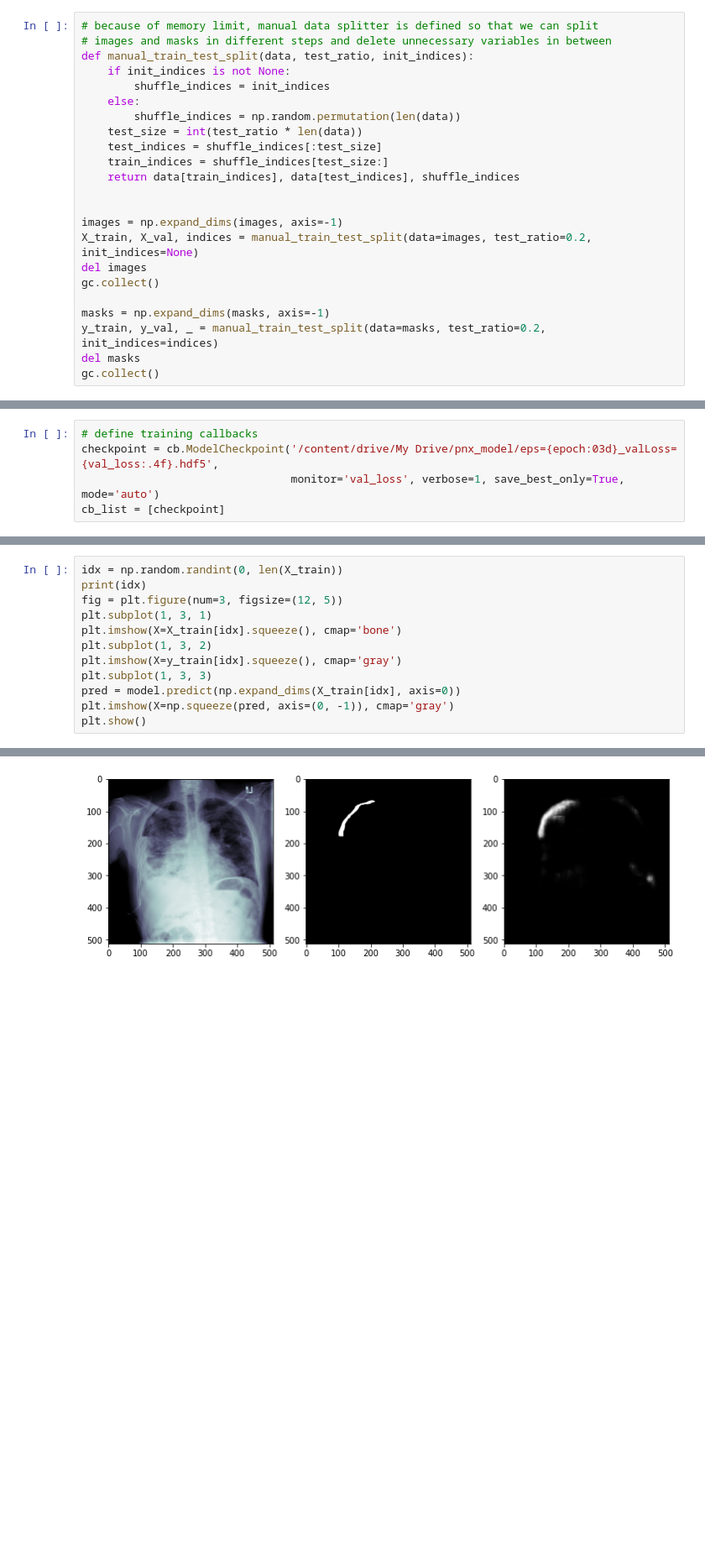
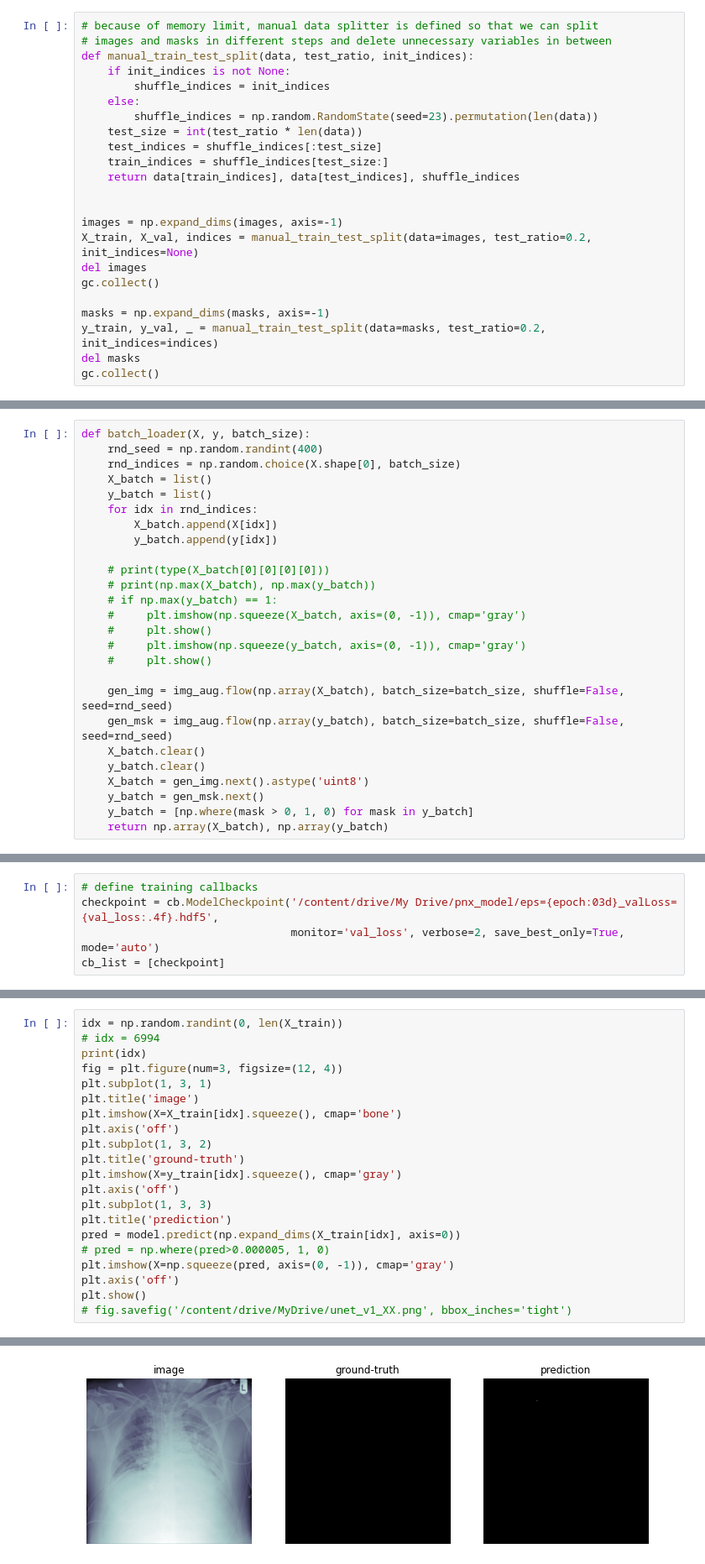
Before and after one commit to armiro/Pneumothorax-Segmentation, a Jupyter notebook: pnx_segmentation.ipynb, the cells around one changed output, grey strips where cells are left out. Shown at 84% size. Cells and saved outputs as stored; diff of their text form; blank space fills up the shorter version.

```diff
--- a/pnx_segmentation.ipynb
+++ b/pnx_segmentation.ipynb
@@ -41,7 +41,7 @@ def manual_train_test_split(data, test_ratio, init_indices):
     if init_indices is not None:
         shuffle_indices = init_indices
     else:
-        shuffle_indices = np.random.permutation(len(data))
+        shuffle_indices = np.random.RandomState(seed=23).permutation(len(data))
     test_size = int(test_ratio * len(data))
     test_indices = shuffle_indices[:test_size]
     train_indices = shuffle_indices[test_size:]
@@ -140,0 +186,26 @@ model.summary()
+# %%
+def batch_loader(X, y, batch_size):
+    rnd_seed = np.random.randint(400)
+    rnd_indices = np.random.choice(X.shape[0], batch_size)
+    X_batch = list()
+    y_batch = list()
+    for idx in rnd_indices:
+        X_batch.append(X[idx])
+        y_batch.append(y[idx])
+
+    # print(type(X_batch[0][0][0][0]))
+    # print(np.max(X_batch), np.max(y_batch))
+    # if np.max(y_batch) == 1:
+    #     plt.imshow(np.squeeze(X_batch, axis=(0, -1)), cmap='gray')
+    #     plt.show()
+    #     plt.imshow(np.squeeze(y_batch, axis=(0, -1)), cmap='gray')
+    #     plt.show()
+
+    gen_img = img_aug.flow(np.array(X_batch), batch_size=batch_size, shuffle=False, seed=rnd_seed)
+    gen_msk = img_aug.flow(np.array(y_batch), batch_size=batch_size, shuffle=False, seed=rnd_seed)
+    X_batch.clear()
+    y_batch.clear()
+    X_batch = gen_img.next().astype('uint8')
+    y_batch = gen_msk.next()
+    y_batch = [np.where(mask > 0, 1, 0) for mask in y_batch]
+    return np.array(X_batch), np.array(y_batch)
@@ -141,5 +242,5 @@ model.summary()
 # %%
 # define training callbacks
 checkpoint = cb.ModelCheckpoint('/content/drive/My Drive/pnx_model/eps={epoch:03d}_valLoss={val_loss:.4f}.hdf5',
-                                monitor='val_loss', verbose=1, save_best_only=True, mode='auto')
+                                monitor='val_loss', verbose=2, save_best_only=True, mode='auto')
 cb_list = [checkpoint]
@@ -166,13 +309,22 @@ fig.savefig('/content/drive/My Drive/pnx_model/training.png', bbox_inches='tight
 # %%
 idx = np.random.randint(0, len(X_train))
+# idx = 6994
 print(idx)
-fig = plt.figure(num=3, figsize=(12, 5))
+fig = plt.figure(num=3, figsize=(12, 4))
 plt.subplot(1, 3, 1)
+plt.title('image')
 plt.imshow(X=X_train[idx].squeeze(), cmap='bone')
+plt.axis('off')
 plt.subplot(1, 3, 2)
+plt.title('ground-truth')
 plt.imshow(X=y_train[idx].squeeze(), cmap='gray')
+plt.axis('off')
 plt.subplot(1, 3, 3)
+plt.title('prediction')
 pred = model.predict(np.expand_dims(X_train[idx], axis=0))
+# pred = np.where(pred>0.000005, 1, 0)
 plt.imshow(X=np.squeeze(pred, axis=(0, -1)), cmap='gray')
+plt.axis('off')
 plt.show()
+# fig.savefig('/content/drive/MyDrive/unet_v1_XX.png', bbox_inches='tight')
 # %% [output]
@@ -180 +332 @@ plt.show()
-[figure, old version]
+[figure, new version]
```
Also changed, not shown: parts of 13 cells of this notebook.
